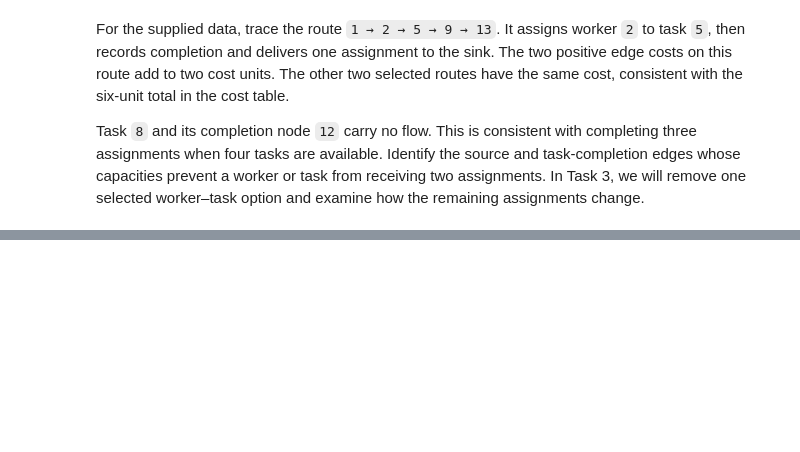
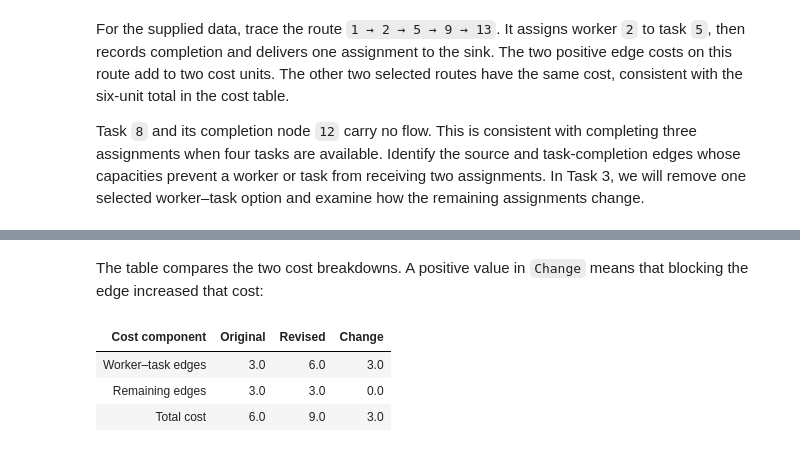
Before and after one commit to varnerlab/CHEME-5800-CourseRepository-Fall-2026, a Jupyter notebook: weeks/week-05/L5d/CHEME-5800-L5d-Lab-MinimumCostAssignmentFlow-Fall-2026.ipynb, the cells around one changed output, grey strips where cells are left out. Cells and saved outputs as stored; diff of their text form; code cells hidden in the pictures; blank space fills up the shorter version.

```diff
--- a/weeks/week-05/L5d/CHEME-5800-L5d-Lab-MinimumCostAssignmentFlow-Fall-2026.ipynb
+++ b/weeks/week-05/L5d/CHEME-5800-L5d-Lab-MinimumCostAssignmentFlow-Fall-2026.ipynb
@@ -308,0 +402,32 @@ pretty_table(DataFrame(disrupted_assignments))
+# %%
+# Sum the worker–task costs for each solution -
+original_assignment_cost = sum(assignment_comparison.baseline_cost);
+revised_assignment_cost = sum(assignment_comparison.revised_cost);
+
+# Subtract those subtotals from the totals to get the other edge costs -
+original_remaining_cost = result.cost - original_assignment_cost;
+revised_remaining_cost = disrupted_result.cost - revised_assignment_cost;
+# %% [markdown]
+The table compares the two cost breakdowns. A positive value in `Change` means that blocking the edge increased that cost:
+# %%
+# Assemble the cost breakdowns; all amounts are in cost units -
+cost_comparison = DataFrame(
+    component = ["Worker–task edges", "Remaining edges", "Total cost"],
+    baseline = [original_assignment_cost, original_remaining_cost, result.cost],
+    revised = [revised_assignment_cost, revised_remaining_cost, disrupted_result.cost],
+);
+
+# Compute revised minus original cost for each row -
+cost_comparison.change = cost_comparison.revised - cost_comparison.baseline;
+
+# Display the cost comparison -
+pretty_table(HTML, cost_comparison;
+    column_labels = ["Cost component", "Original", "Revised", "Change"],
+    alignment = [:l, :r, :r, :r],
+    formatters = [fmt__round(4, 2:4)],
+)
+# %% [output]
+| Cost component | Original | Revised | Change |
+| Worker–task edges | 3.0 | 6.0 | 3.0 |
+| Remaining edges | 3.0 | 3.0 | 0.0 |
+| Total cost | 6.0 | 9.0 | 3.0 |
```
Also changed, not shown: parts of 27 cells of this notebook, 8 other files.
